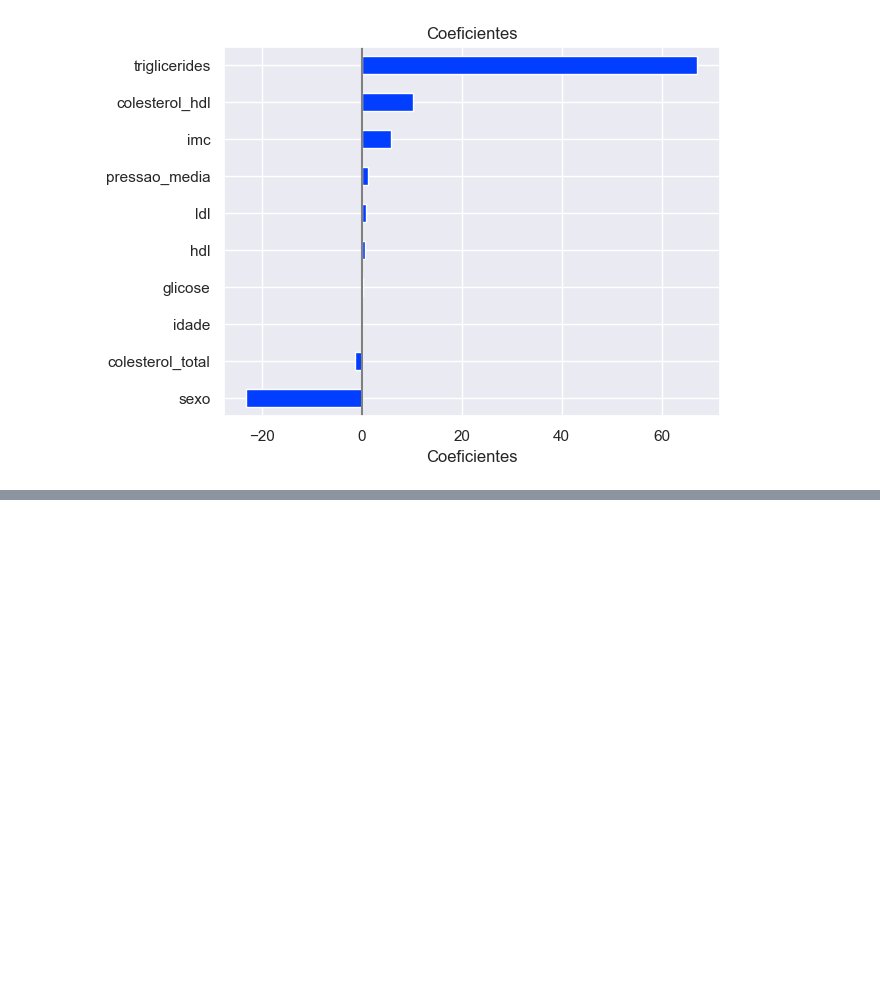
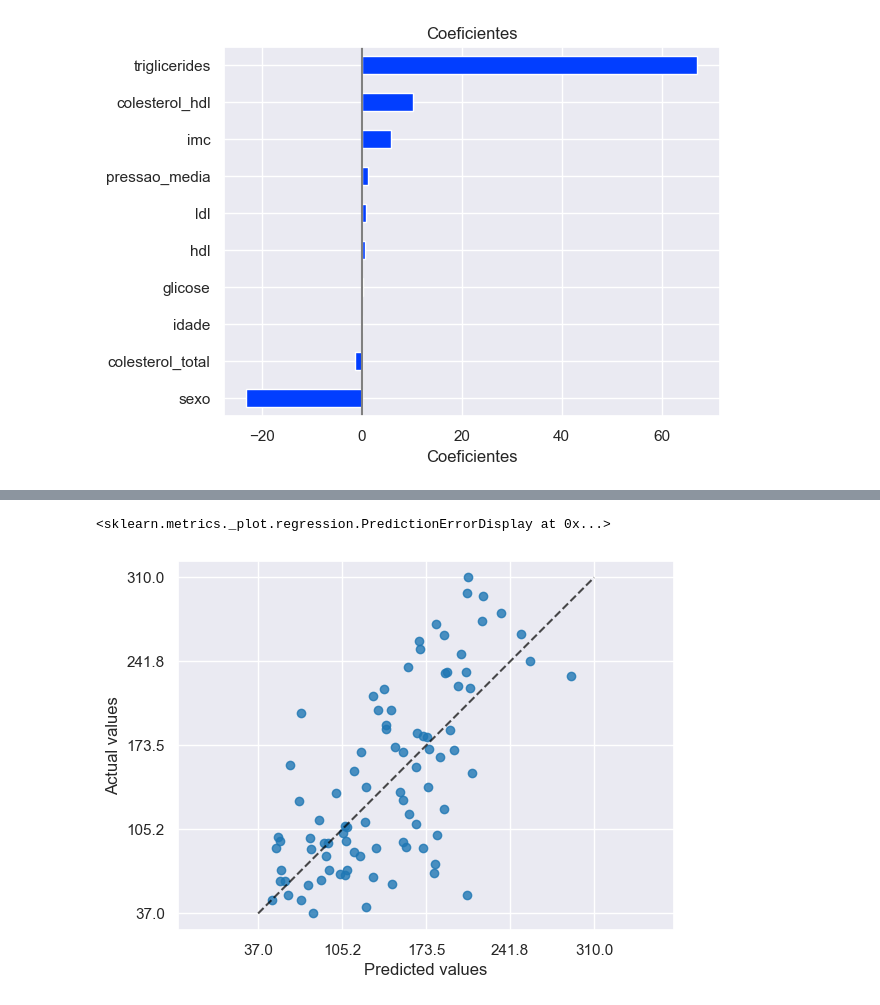
Before and after one commit to stephanyresque/Projeto_diabetes, a Jupyter notebook: notebooks/regressao_linear.ipynb, the cells around one changed output, grey strips where cells are left out. Cells and saved outputs as stored; diff of their text form; code cells hidden in the pictures; blank space fills up the shorter version.

```diff
--- a/notebooks/regressao_linear.ipynb
+++ b/notebooks/regressao_linear.ipynb
@@ -131,0 +186,9 @@ plot_coeficientes(coefs)
+# %%
+PredictionErrorDisplay.from_predictions(
+    y_true=y_test,
+    y_pred=y_pred,
+    kind='actual_vs_predicted'
+)
+# %% [output]
+<sklearn.metrics._plot.regression.PredictionErrorDisplay at 0x...>
+[figure, added]
```
Also changed, not shown: parts of 9 cells of this notebook.
